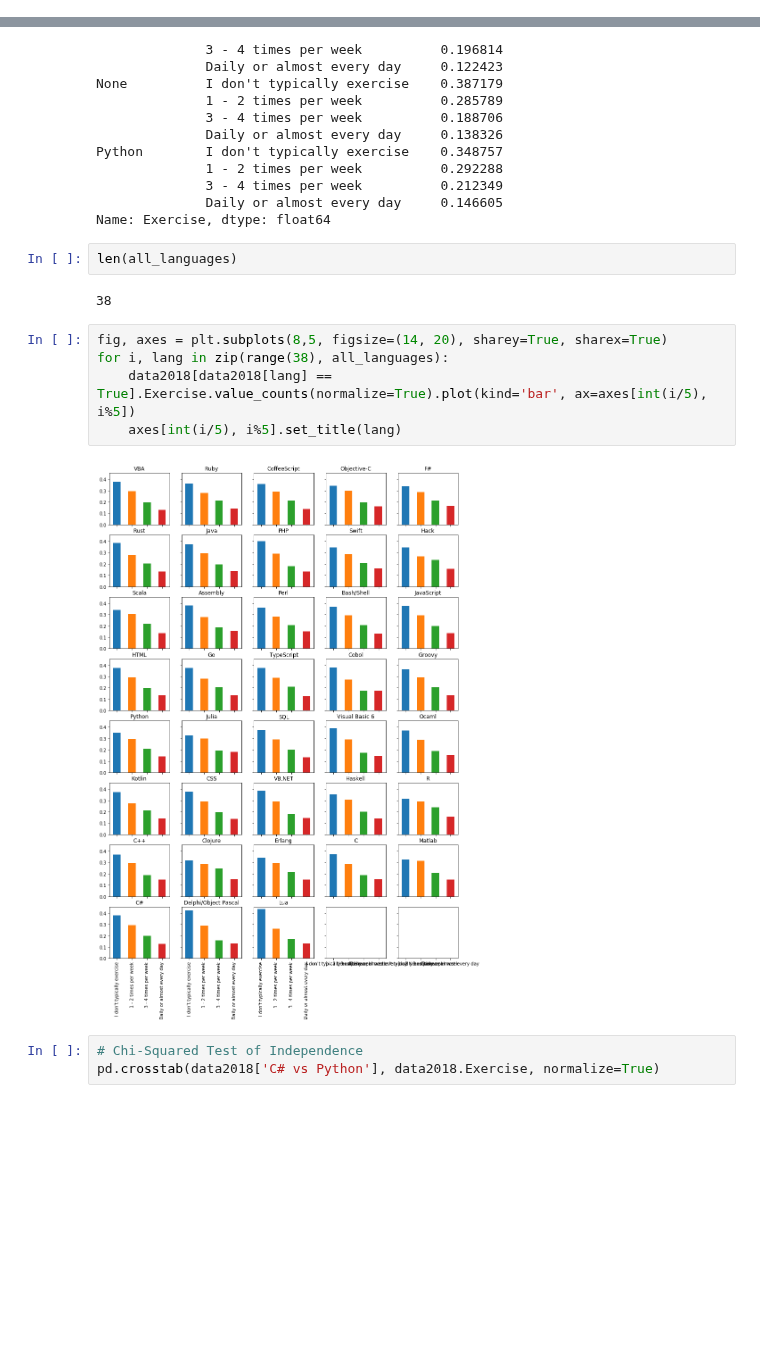
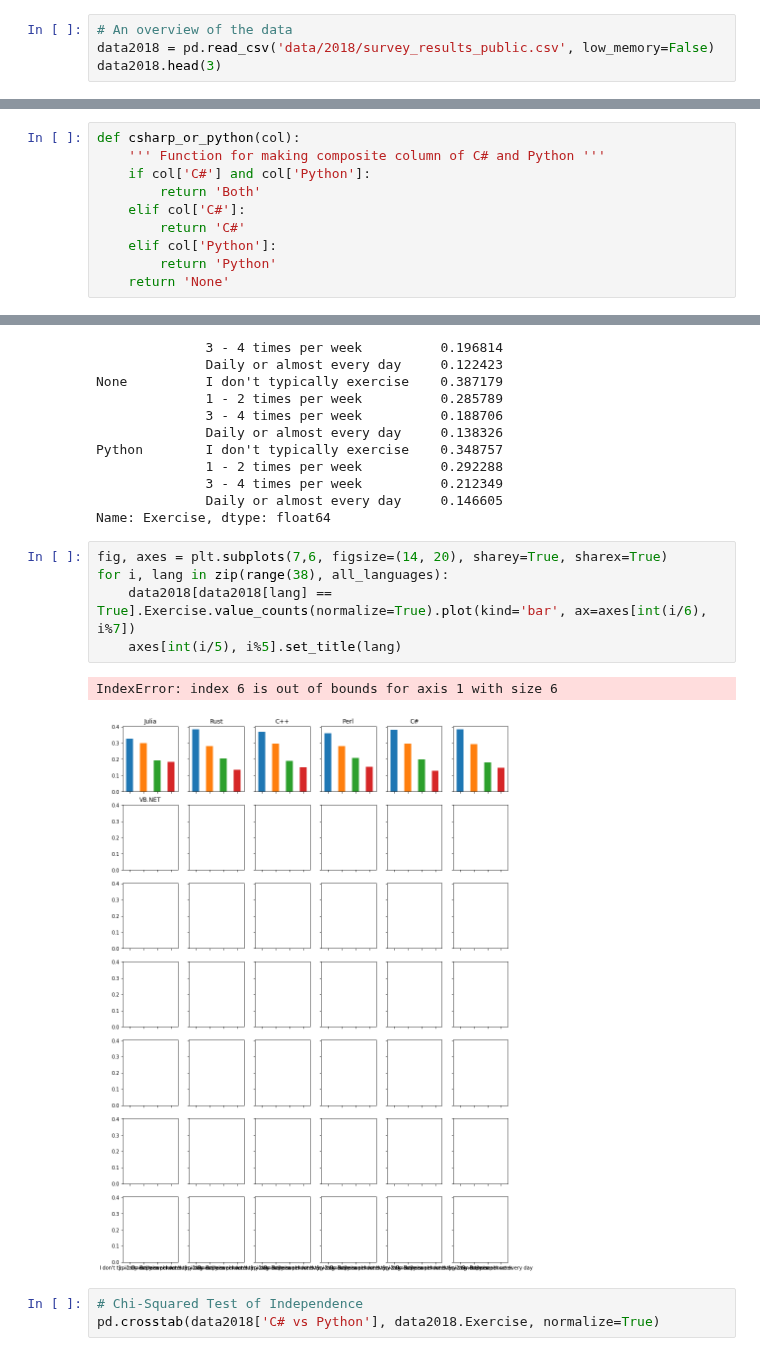
Before and after one commit to huli/the-transparent-coder, a Jupyter notebook: overview.ipynb, the cells around one changed output, grey strips where cells are left out. Cells and saved outputs as stored; diff of their text form; blank space fills up the shorter version.

```diff
--- a/overview.ipynb
+++ b/overview.ipynb
@@ -213,0 +26,4 @@ Name: Exercise, dtype: float64
+# %%
+# An overview of the data
+data2018 = pd.read_csv('data/2018/survey_results_public.csv', low_memory=False)
+data2018.head(3)
@@ -213,0 +125,10 @@ Name: Exercise, dtype: float64
+# %%
+def csharp_or_python(col):
+    ''' Function for making composite column of C# and Python '''
+    if col['C#'] and col['Python']:
+        return 'Both'
+    elif col['C#']:
+        return 'C#'
+    elif col['Python']:
+        return 'Python'
+    return 'None'
@@ -232,17 +205,14 @@ Python        I don't typically exercise    0.348757
               3 - 4 times per week          0.212349
               Daily or almost every day     0.146605
 Name: Exercise, dtype: float64
-# %%
-len(all_languages)
-# %% [output]
-38
 # %%
-fig, axes = plt.subplots(8,5, figsize=(14, 20), sharey=True, sharex=True)
+fig, axes = plt.subplots(7,6, figsize=(14, 20), sharey=True, sharex=True)
 for i, lang in zip(range(38), all_languages):
-    data2018[data2018[lang] == True].Exercise.value_counts(normalize=True).plot(kind='bar', ax=axes[int(i/5), i%5])
+    data2018[data2018[lang] == True].Exercise.value_counts(normalize=True).plot(kind='bar', ax=axes[int(i/6), i%7])
     axes[int(i/5), i%5].set_title(lang)
 # %% [output]
+IndexError: index 6 is out of bounds for axis 1 with size 6
-[figure, old version]
+[figure, new version]
 # %%
 # Chi-Squared Test of Independence
 pd.crosstab(data2018['C# vs Python'], data2018.Exercise, normalize=True)
```
Also changed, not shown: parts of 43 cells of this notebook.
